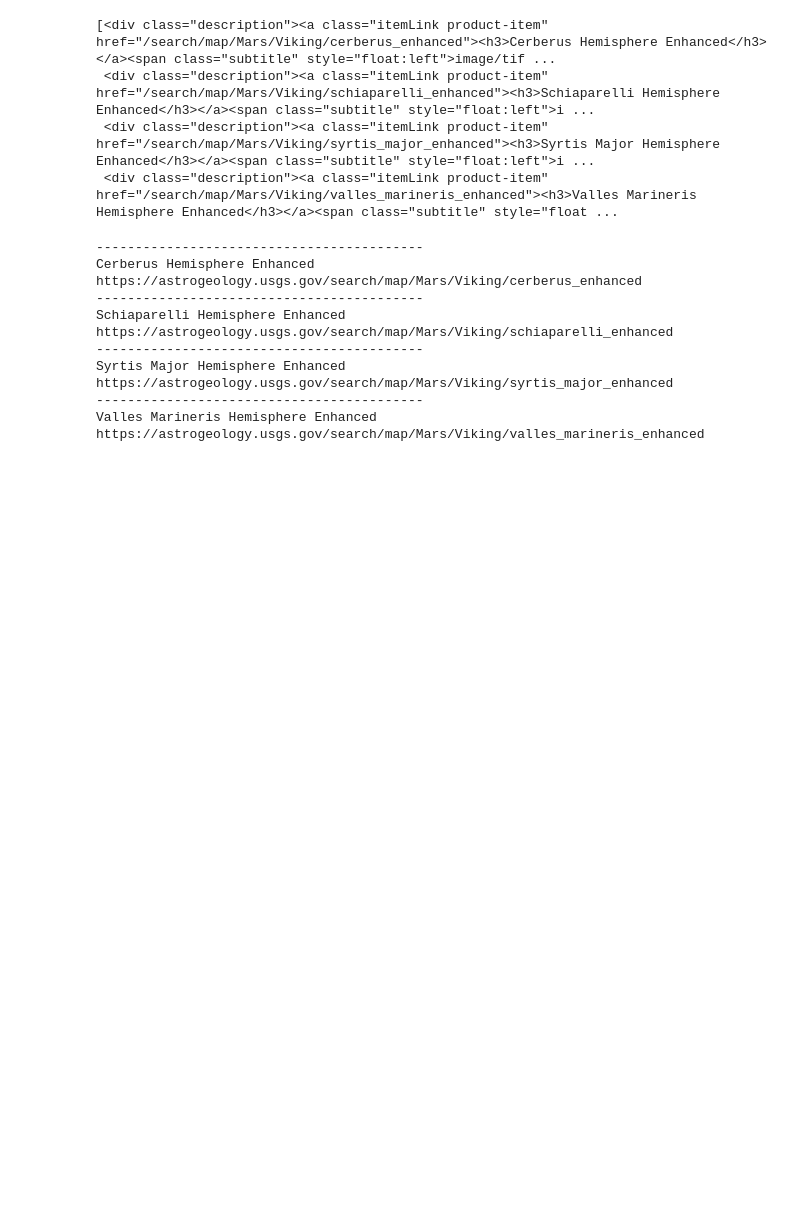
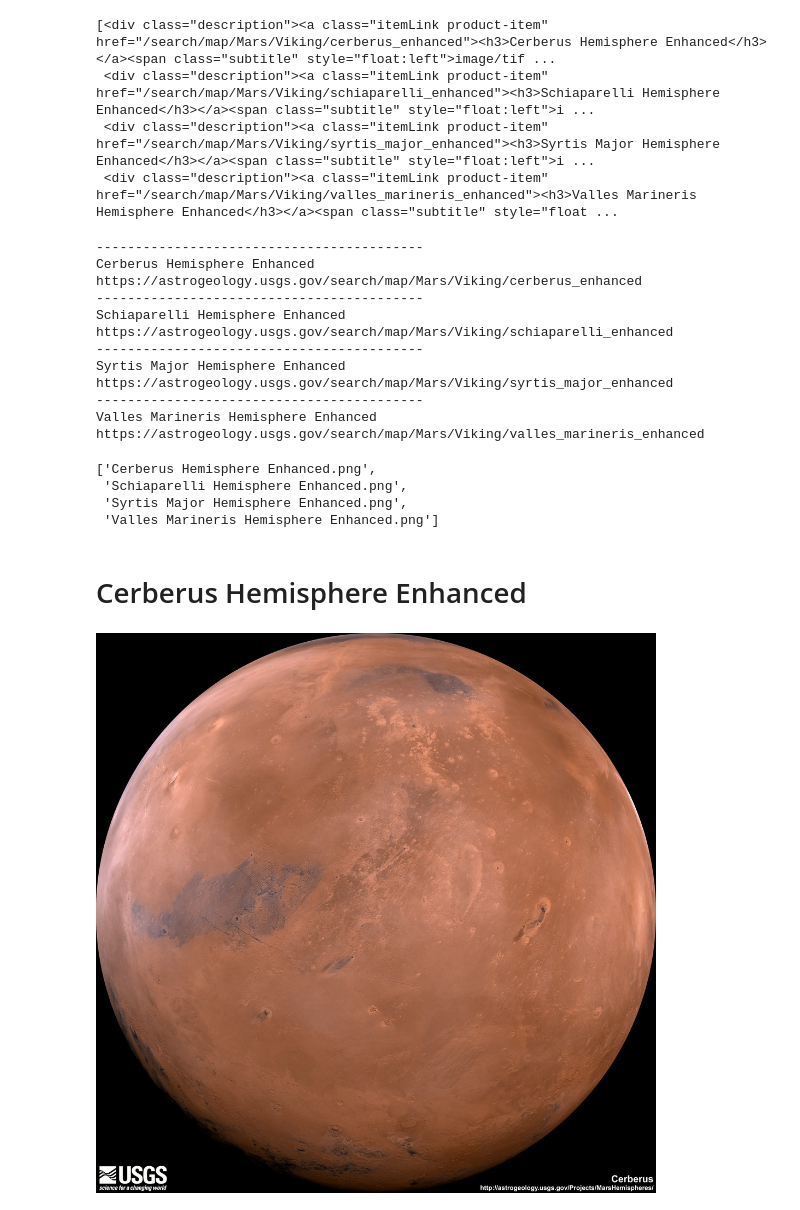
Before and after one commit to dayothompson/Web_Scraping, a Jupyter notebook: Missions_to_Mars/Mission_to_Mars.ipynb, the cells around one changed output. Cells and saved outputs as stored; diff of their text form; code cells hidden in the pictures; blank space fills up the shorter version.

```diff
--- a/Missions_to_Mars/Mission_to_Mars.ipynb
+++ b/Missions_to_Mars/Mission_to_Mars.ipynb
@@ -252,3 +255,19 @@ https://astrogeology.usgs.gov/search/map/Mars/Viking/syrtis_major_enhanced
 ------------------------------------------
 Valles Marineris Hemisphere Enhanced
 https://astrogeology.usgs.gov/search/map/Mars/Viking/valles_marineris_enhanced
+# %%
+# Mars Hemisphere images
+
+img_string_list
+# %% [output]
+['Cerberus Hemisphere Enhanced.png',
+ 'Schiaparelli Hemisphere Enhanced.png',
+ 'Syrtis Major Hemisphere Enhanced.png',
+ 'Valles Marineris Hemisphere Enhanced.png']
+# %% [markdown]
+# Cerberus Hemisphere Enhanced
+# %%
+
+Image(filename='Cerberus Hemisphere Enhanced.png')
+# %% [output]
+[figure, added]
```
Also changed, not shown: parts of 7 cells of this notebook.
